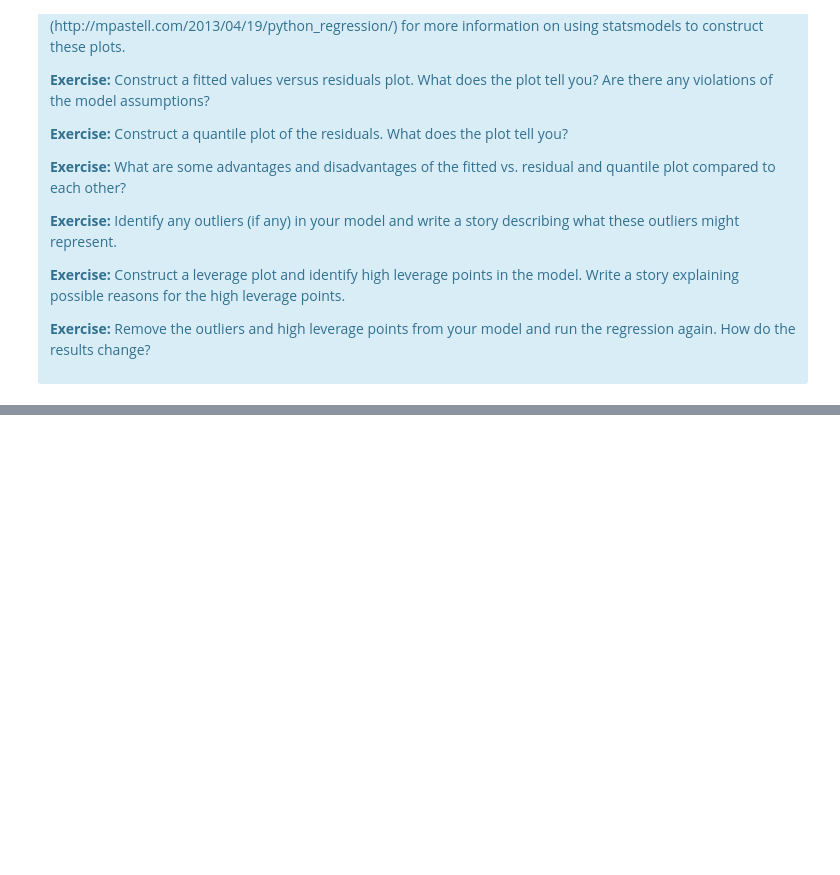
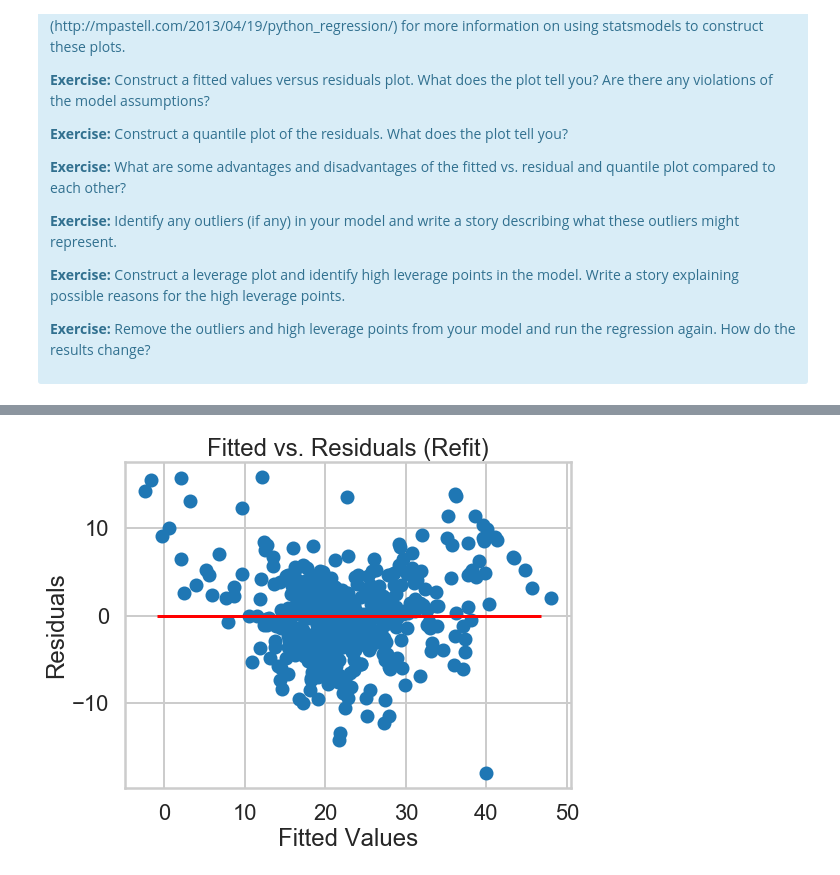
Before and after one commit to nguyenvuong45/SB-Assignments, a Jupyter notebook: linear_regression/Mini_Project_Linear_Regression.ipynb, the cells around one changed output, grey strips where cells are left out. Saved outputs shown, nothing was run; the diff lists cells and outputs as text; code cells hidden in the pictures; blank space fills up the shorter version.

```diff
--- a/linear_regression/Mini_Project_Linear_Regression.ipynb
+++ b/linear_regression/Mini_Project_Linear_Regression.ipynb
@@ -794,0 +975,3 @@ There are some other issues that are important investigate with linear regressio
+# %%
+#Dropping outliers (> 10 in residuals) and high leverage points
+bos_dropped = bos.drop([367, 370, 369, 365, 371, 372, 368, 380, 418, 405, 410, 414])
@@ -794,0 +1000,3 @@ There are some other issues that are important investigate with linear regressio
+# %%
+refit = ols('PRICE ~ CRIM + RM + PTRATIO', bos_dropped).fit()
+print(refit.summary())
@@ -794,0 +1021,9 @@ There are some other issues that are important investigate with linear regressio
+# %%
+fig, ax = plt.subplots(figsize=(8,6))
+fig = plt.scatter(refit.fittedvalues, refit.resid)
+_ = plt.xlabel('Fitted Values')
+_ = plt.ylabel('Residuals')
+_ = plt.title('Fitted vs. Residuals (Refit)')
+_ = plt.hlines(0, min(result.fittedvalues), max(result.fittedvalues), color='r')
+# %% [output]
+[figure, added]
```
Also changed, not shown: parts of 27 cells of this notebook.
